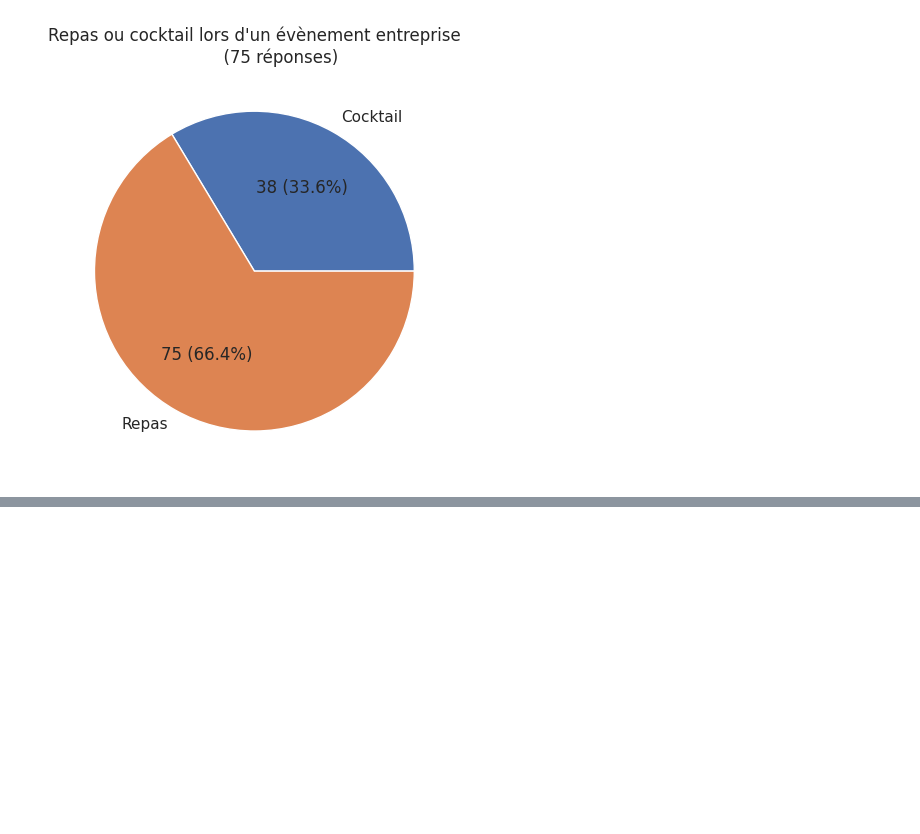
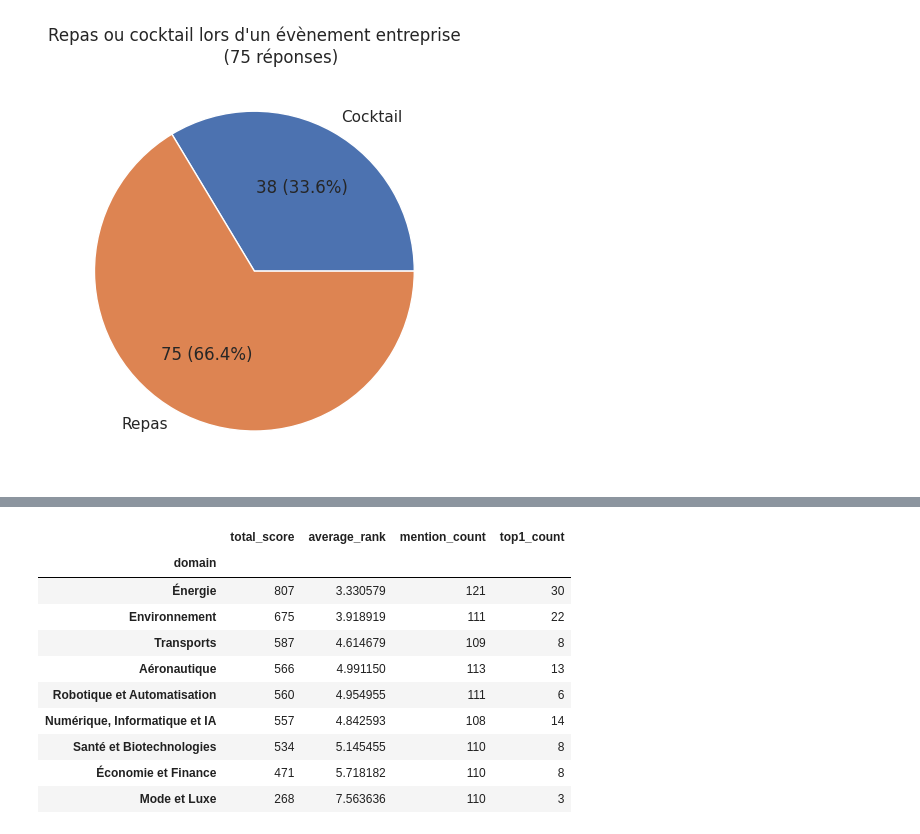
Before and after one commit to erhel-czc/sondage-promo-pole-N, a Jupyter notebook: analysis.ipynb, the cells around one changed output, grey strips where cells are left out. Saved outputs shown, nothing was run; the diff lists cells and outputs as text; code cells hidden in the pictures; blank space fills up the shorter version.

```diff
--- a/analysis.ipynb
+++ b/analysis.ipynb
@@ -137,0 +139,92 @@ plt.show()
+# %%
+question_prefix = "Les domaines d'activités qui t'intéressent le plus"
+question_cols = [col for col in df.columns if col.startswith(question_prefix)]
+
+ranked_domains = df[question_cols].copy()
+max_rank = len(question_cols)
+
+records = []
+rows = ranked_domains.values.tolist()
+
+for row in rows:
+    for col_idx in range(max_rank):
+        value = row[col_idx]
+        if pd.isna(value):
+            continue
+
+        parts = [part.strip() for part in str(value).split(";") if part.strip()]
+        if not parts:
+            continue
+
+        expanded_parts = []
+        for part in parts:
+            # Patch due to an old version of the survey
+            # (Only 2 cases in the dataset, so we can do it manually)
+            if part == "Énergie et Environnement":
+                expanded_parts.extend(["Énergie", "Environnement"])
+            else:
+                expanded_parts.append(part)
+
+        # Rank 1..9 according to columns [1]..[9].
+        current_rank = col_idx + 1
+
+        # If several domains are stored in one cell, distribute them
+        # across following ranks to avoid a merged category.
+        for domain in expanded_parts:
+            if current_rank > max_rank:
+                break
+
+            records.append({
+                "rank": current_rank,
+                "domain": domain,
+                "points": 10 - current_rank,
+            })
+            current_rank += 1
+
+stats = {}
+for record in records:
+    domain = record["domain"]
+    rank = record["rank"]
+    points = record["points"]
+
+    if domain not in stats:
+        stats[domain] = {
+            "total_score": 0,
+            "rank_sum": 0,
+            "mention_count": 0,
+            "top1_count": 0,
+        }
+
+    stats[domain]["total_score"] += points
+    stats[domain]["rank_sum"] += rank
+    stats[domain]["mention_count"] += 1
+    if rank == 1:
+        stats[domain]["top1_count"] += 1
+
+domain_rows = []
+for domain, values in stats.items():
+    domain_rows.append({
+        "domain": domain,
+        "total_score": values["total_score"],
+        "average_rank": values["rank_sum"] / values["mention_count"],
+        "mention_count": values["mention_count"],
+        "top1_count": values["top1_count"],
+    })
+
+domain_stats = pd.DataFrame(domain_rows).set_index("domain")
+domain_stats = domain_stats.sort_values(["total_score", "top1_count", "mention_count"], ascending=False)
+
+n_domain_responses = int(ranked_domains.notna().any(axis=1).sum())
+domain_stats.head(10)
+# %% [output]
+|  | total_score | average_rank | mention_count | top1_count |
+| domain |  |  |  |  |
+| Énergie | 807 | 3.330579 | 121 | 30 |
+| Environnement | 675 | 3.918919 | 111 | 22 |
+| Transports | 587 | 4.614679 | 109 | 8 |
+| Aéronautique | 566 | 4.991150 | 113 | 13 |
+| Robotique et Automatisation | 560 | 4.954955 | 111 | 6 |
+| Numérique, Informatique et IA | 557 | 4.842593 | 108 | 14 |
+| Santé et Biotechnologies | 534 | 5.145455 | 110 | 8 |
+| Économie et Finance | 471 | 5.718182 | 110 | 8 |
+| Mode et Luxe | 268 | 7.563636 | 110 | 3 |
```
Also changed, not shown: parts of 5 cells of this notebook, 8 other files.
